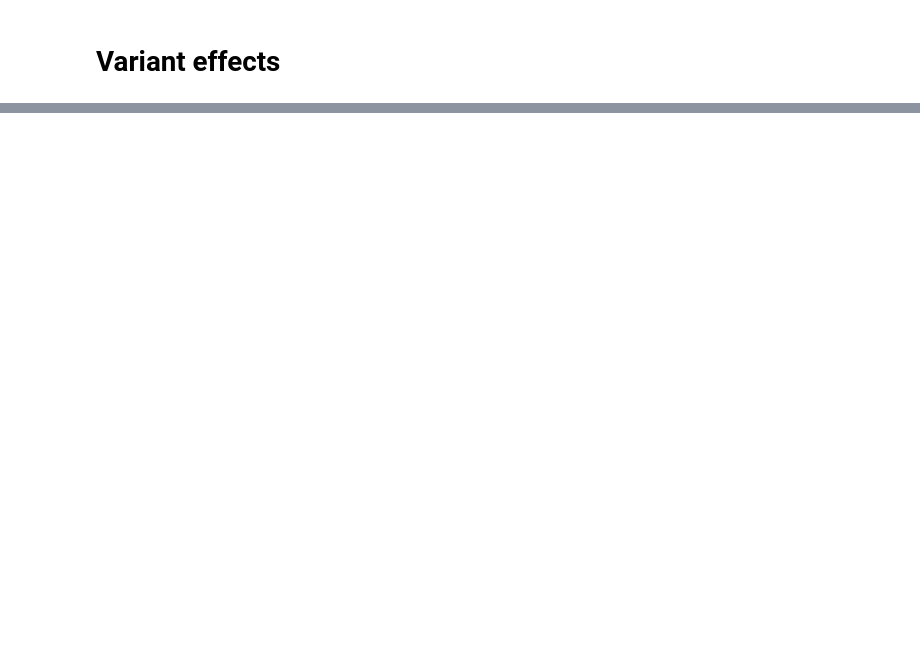
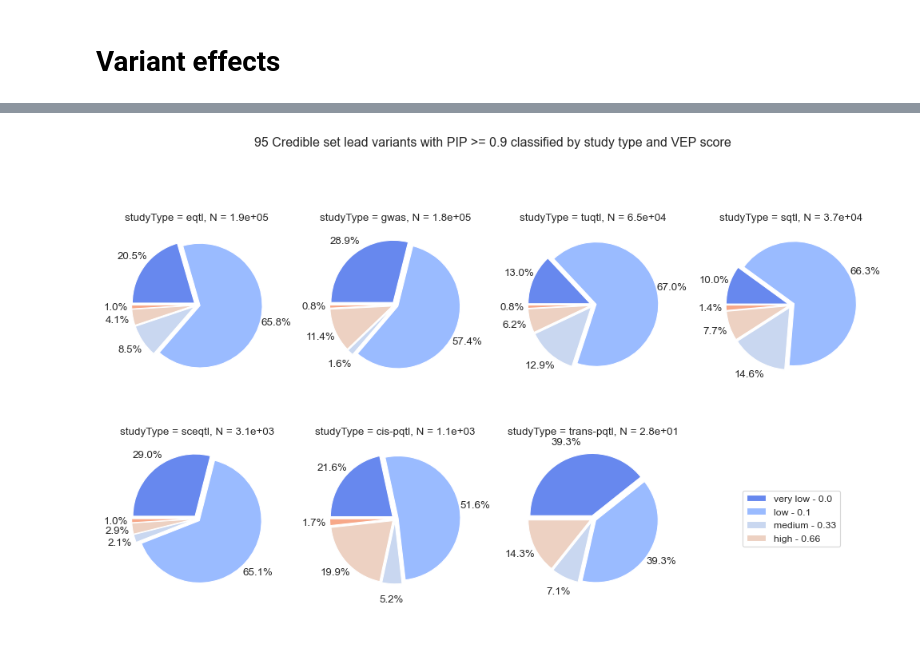
Before and after one commit to opentargets/Gentropy-manuscript, a Jupyter notebook: chapters/variant_effect_prediction/08_variant_effect_prediciton_piecharts.ipynb, the cells around one changed output, grey strips where cells are left out. Drawn from its saved outputs; the diff is of its cells as text; code cells hidden in the pictures; blank space fills up the shorter version.

```diff
--- a/chapters/variant_effect_prediction/08_variant_effect_prediciton_piecharts.ipynb
+++ b/chapters/variant_effect_prediction/08_variant_effect_prediciton_piecharts.ipynb
@@ -39,0 +481,78 @@ dataset.columns
+# %%
+_data = (
+    prepare_dataset(dataset)
+    .select(
+        classify_by_vep_score(pl.col("vepEffect")),
+        adjust_study_type(pl.col("studyType")),
+        pl.col("vepEffect").struct.unnest(),
+    )
+    .group_by(pl.col("vepScoreClass"), pl.col("studyType"))
+    .agg(pl.len().alias("count"), pl.col("normalisedScore").first().alias("normalisedScore"))
+    .select(
+        "vepScoreClass",
+        "studyType",
+        "count",
+        "normalisedScore",
+        ((pl.col("count") / pl.col("count").sum().over("studyType")) * 100).round(2).alias("%"),
+    )
+)
+
+fig = plt.figure(figsize=(10, 6))
+study_types = (
+    _data.select(pl.col("studyType"), pl.sum("count").over("studyType").alias("len"))
+    .select("studyType", "len")
+    .unique()
+    .to_dicts()
+)
+
+
+order = sorted([StudyType(s["studyType"], s["len"]) for s in study_types], reverse=True)
+order = [s.study_type for s in order]
+for idx, n in enumerate(order):
+    ax = fig.add_subplot(2, 4, idx + 1)
+    d = (
+        _data.filter(pl.col("studyType") == n)
+        .select("count", "vepScoreClass", "normalisedScore")
+        .sort("normalisedScore")
+    )
+    N = d.select(pl.col("count").sum()).to_series()[0]
+    ax.set_title(f"studyType = {n}, N = {N:.1e}")
+
+    x = d.select("count").to_series().to_numpy()
+    labels = (
+        d.select(pl.concat_str(pl.col("vepScoreClass"), pl.col("normalisedScore").round(3), separator=" - "))
+        .to_series()
+        .to_list()
+    )
+    wedges, *_ = ax.pie(
+        x=x,
+        counterclock=False,
+        autopct="%1.1f%%",
+        pctdistance=1.25,
+        labeldistance=0.6,
+        explode=(0.05,) * len(x),
+        radius=1.0,
+        startangle=180,
+    )
+
+colors = [w.get_facecolor() for w in wedges]
+legend_elements = [Patch(facecolor=colors[i], label=labels[i]) for i in range(len(labels))]
+ax = fig.add_subplot(2, 4, 8)
+ax.axis("off")
+handles, labels = ax.get_legend_handles_labels()
+ax.legend(handles=legend_elements, loc="center")  # Place legend in next subplot
+fig.suptitle("95 Credible set lead variants with PIP >= 0.9 classified by study type and VEP score", y=1.05)
+
+plt.margins(0, 0)
+
+plt.tight_layout()
+plt.show()
+# fig = px.sunburst(
+#     data,
+#     path=["studyType", "vepScoreClass", "assessment"],
+#     title="individual assessment breakdown",
+#     height=600,
+#     width=600,
+# )
+# fig.show()
+# %% [output]
@@ -39,0 +564 @@ dataset.columns
+[figure, added]
```
Also changed, not shown: parts of 34 cells of this notebook, 3 other files.
